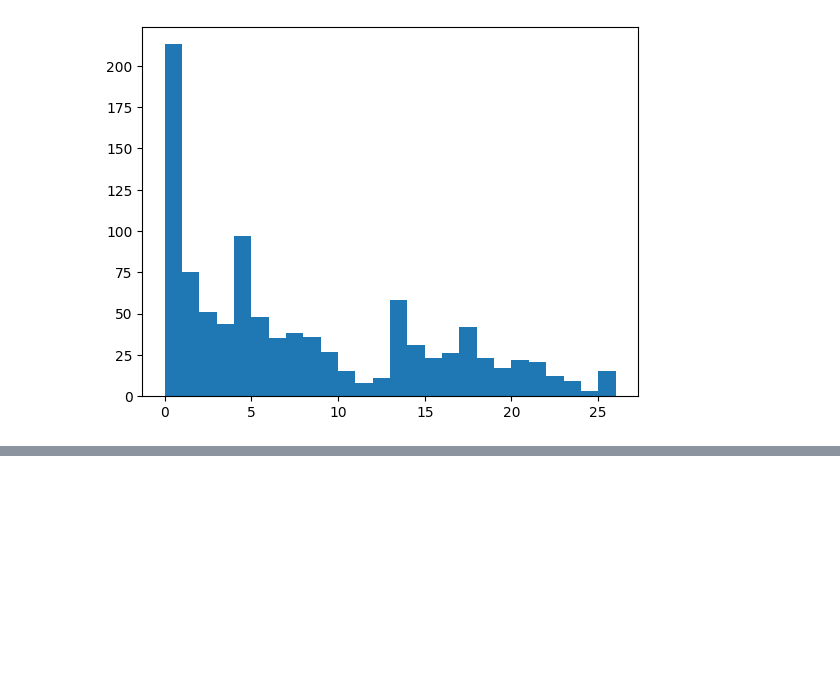
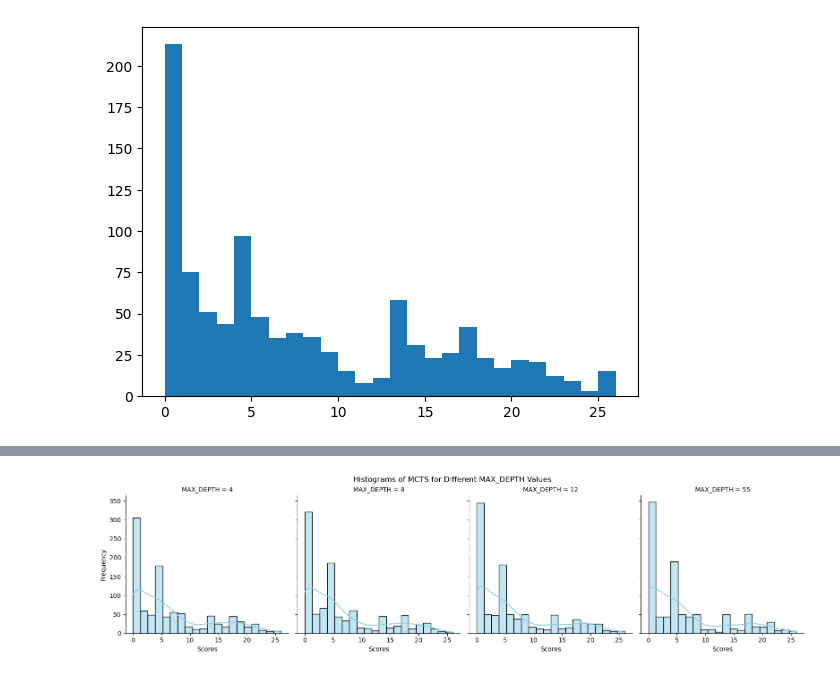
Before and after one commit to SirLeoIV/PlayIT, a Jupyter notebook: src/main/java/com/group09/playit/experiments/plots.ipynb, the cells around one changed output, grey strips where cells are left out. Drawn from its saved outputs; the diff is of its cells as text; code cells hidden in the pictures; blank space fills up the shorter version.

```diff
--- a/src/main/java/com/group09/playit/experiments/plots.ipynb
+++ b/src/main/java/com/group09/playit/experiments/plots.ipynb
@@ -264,0 +307,25 @@ plt.show()
+# %%
+import matplotlib.pyplot as plt
+
+df_depth_55 = pd.read_csv('results/MCTSAgent_Smart-SmartAgent.csv')
+df_depth_4 = pd.read_csv('results/MCTSAgent_Smart-SmartAgent-EXP_2-MAX_DEPTH_4.csv')
+df_depth_8 = pd.read_csv('results/MCTSAgent_Smart-SmartAgent-EXP_2-MAX_DEPTH_8.csv')
+df_depth_12 = pd.read_csv('results/MCTSAgent_Smart-SmartAgent-EXP_2-MAX_DEPTH_12.csv')
+
+df_combined_depth = pd.concat([
+    df_depth_55.assign(MAX_DEPTH=55),
+    df_depth_4.assign(MAX_DEPTH=4),
+    df_depth_8.assign(MAX_DEPTH=8),
+    df_depth_12.assign(MAX_DEPTH=12)
+])
+
+g_depth = sns.FacetGrid(df_combined_depth, col='MAX_DEPTH', height=4)
+g_depth.map(sns.histplot, 'MCTSAgent_Smart', kde=True, bins=20, color='skyblue')
+g_depth.set_axis_labels('Scores', 'Frequency')
+g_depth.set_titles('MAX_DEPTH = {col_name}')
+plt.suptitle('Histograms of MCTS for Different MAX_DEPTH Values', y=1.02)
+
+
+plt.show()
+# %% [output]
+[figure, added]
```
Also changed, not shown: parts of 3 cells of this notebook.
